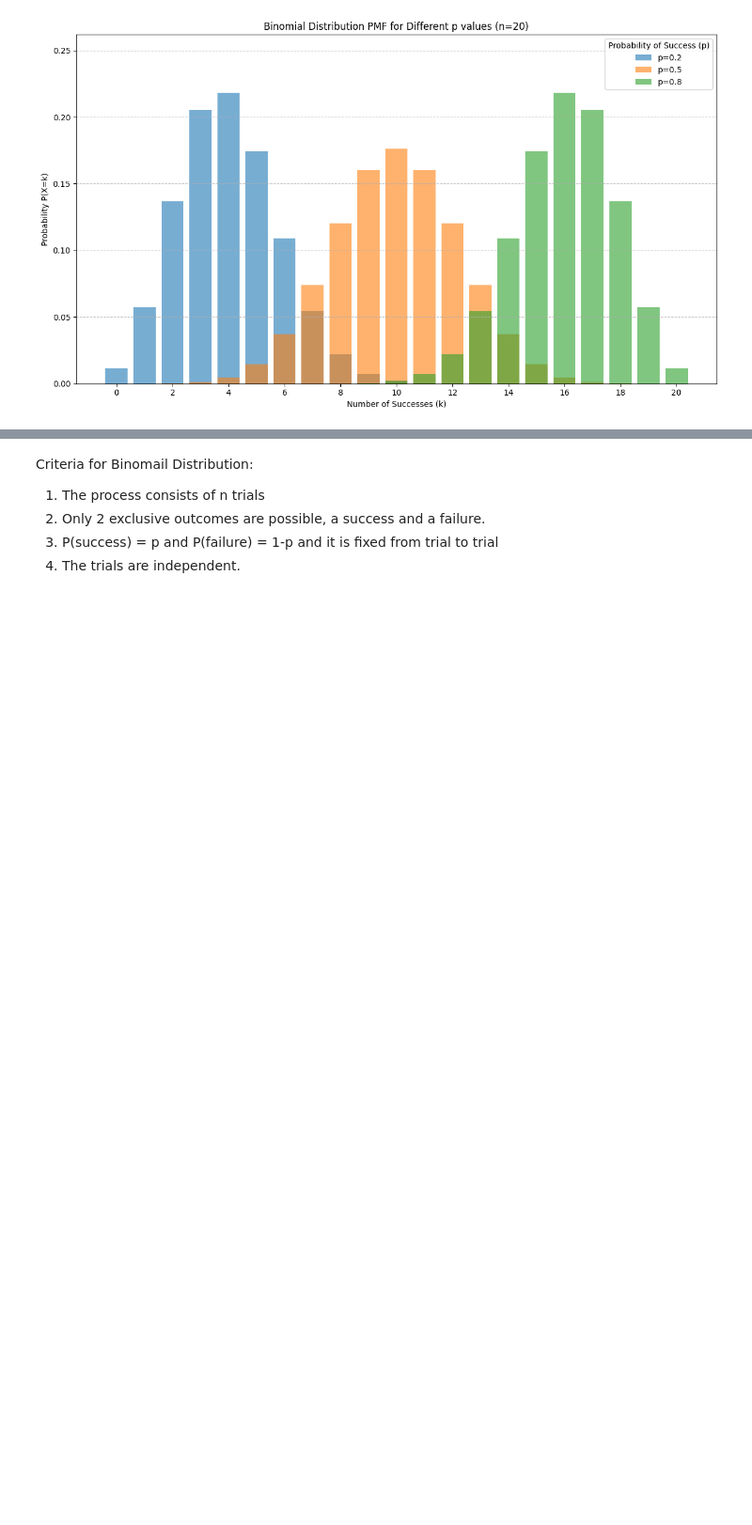
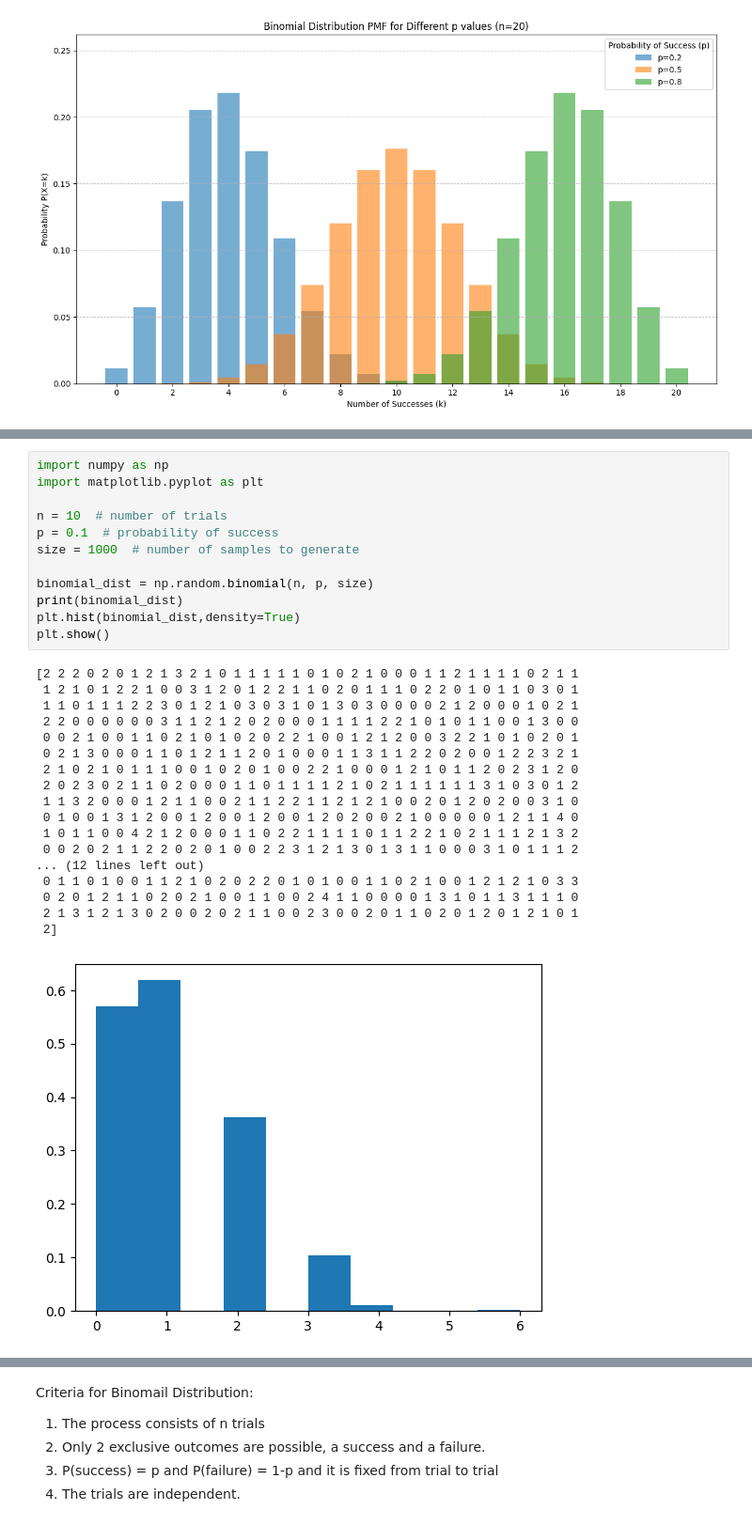
Before and after one commit to mapurva/CodeWorkspace, a Jupyter notebook: Central_Limit_Theorem.ipynb, the cells around one changed output, grey strips where cells are left out. Shown at 94% size. Saved outputs shown, nothing was run; the diff lists cells and outputs as text; blank space fills up the shorter version.

```diff
--- a/Central_Limit_Theorem.ipynb
+++ b/Central_Limit_Theorem.ipynb
@@ -231,0 +269,31 @@ plt.show()
+# %%
+import numpy as np
+import matplotlib.pyplot as plt
+
+n = 10  # number of trials
+p = 0.1  # probability of success
+size = 1000  # number of samples to generate
+
+binomial_dist = np.random.binomial(n, p, size)
+print(binomial_dist)
+plt.hist(binomial_dist,density=True)
+plt.show()
+# %% [output]
+[2 2 2 0 2 0 1 2 1 3 2 1 0 1 1 1 1 1 0 1 0 2 1 0 0 0 1 1 2 1 1 1 1 0 2 1 1
+ 1 2 1 0 1 2 2 1 0 0 3 1 2 0 1 2 2 1 1 0 2 0 1 1 1 0 2 2 0 1 0 1 1 0 3 0 1
+ 1 1 0 1 1 1 2 2 3 0 1 2 1 0 3 0 3 1 0 1 3 0 3 0 0 0 0 2 1 2 0 0 0 1 0 2 1
+ 2 2 0 0 0 0 0 0 3 1 1 2 1 2 0 2 0 0 0 1 1 1 1 2 2 1 0 1 0 1 1 0 0 1 3 0 0
+ 0 0 2 1 0 0 1 1 0 2 1 0 1 0 2 0 2 2 1 0 0 1 2 1 2 0 0 3 2 2 1 0 1 0 2 0 1
+ 0 2 1 3 0 0 0 1 1 0 1 2 1 1 2 0 1 0 0 0 1 1 3 1 1 2 2 0 2 0 0 1 2 2 3 2 1
+ 2 1 0 2 1 0 1 1 1 0 0 1 0 2 0 1 0 0 2 2 1 0 0 0 1 2 1 0 1 1 2 0 2 3 1 2 0
+ 2 0 2 3 0 2 1 1 0 2 0 0 0 1 1 0 1 1 1 1 2 1 0 2 1 1 1 1 1 1 3 1 0 3 0 1 2
+ 1 1 3 2 0 0 0 1 2 1 1 0 0 2 1 1 2 2 1 1 2 1 2 1 0 0 2 0 1 2 0 2 0 0 3 1 0
+ 0 1 0 0 1 3 1 2 0 0 1 2 0 0 1 2 0 0 1 2 0 2 0 0 2 1 0 0 0 0 0 1 2 1 1 4 0
+ 1 0 1 1 0 0 4 2 1 2 0 0 0 1 1 0 2 2 1 1 1 1 0 1 1 2 2 1 0 2 1 1 1 2 1 3 2
+ 0 0 2 0 2 1 1 2 2 0 2 0 1 0 0 2 2 3 1 2 1 3 0 1 3 1 1 0 0 0 3 1 0 1 1 1 2
+... (12 lines left out)
+ 0 1 1 0 1 0 0 1 1 2 1 0 2 0 2 2 0 1 0 1 0 0 1 1 0 2 1 0 0 1 2 1 2 1 0 3 3
+ 0 2 0 1 2 1 1 0 2 0 2 1 0 0 1 1 0 0 2 4 1 1 0 0 0 0 1 3 1 0 1 1 3 1 1 1 0
+ 2 1 3 1 2 1 3 0 2 0 0 2 0 2 1 1 0 0 2 3 0 0 2 0 1 1 0 2 0 1 2 0 1 2 1 0 1
+ 2]
+[figure, added]
```
Also changed, not shown: parts of 10 cells of this notebook.
